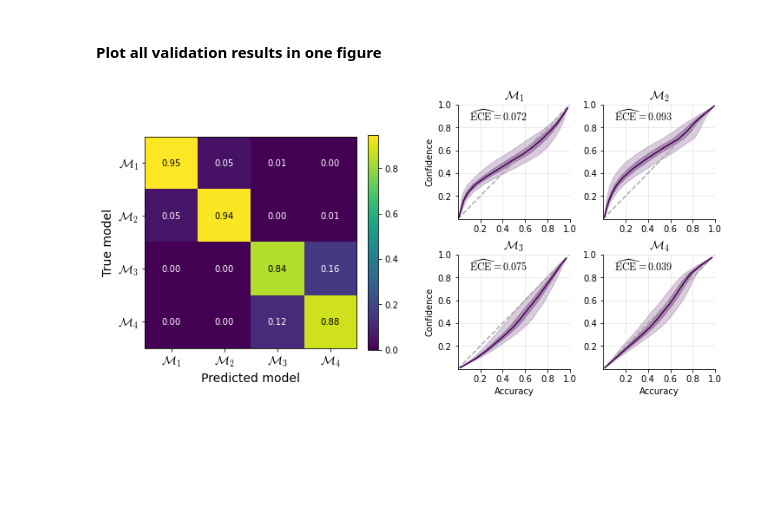
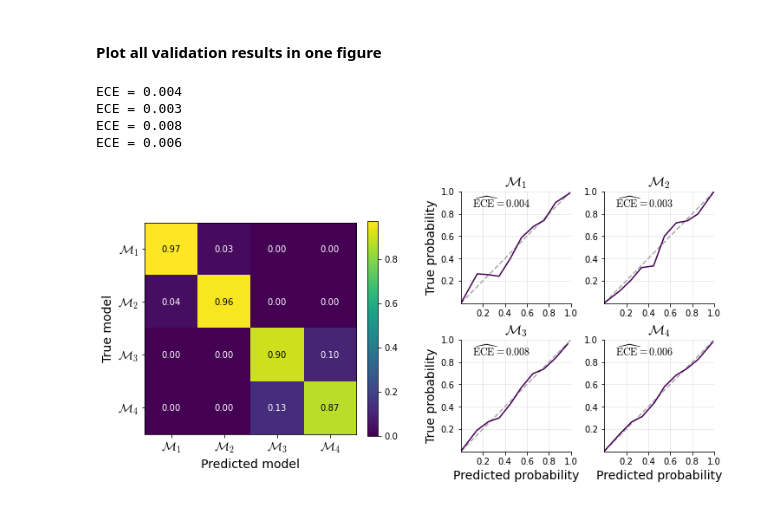
Before and after one commit to elseml/DeepHierarchicalModelComparison, a Jupyter notebook: notebooks/03_levy_flight_application/04_validate_networks.ipynb, the cells around one changed output. Cells and saved outputs as stored; diff of their text form; code cells hidden in the pictures; blank space fills up the shorter version.

```diff
--- a/notebooks/03_levy_flight_application/04_validate_networks.ipynb
+++ b/notebooks/03_levy_flight_application/04_validate_networks.ipynb
@@ -217,25 +183,16 @@ uniques_per_row = [len(np.unique(probs_900[row,:])) for row in range(probs_900.s
 # %% [markdown]
 #### Plot all validation results in one figure
-# %%
-# Get Alphas
-alphas_1 = tf.concat([probability_net(summary_net(x_chunk)) for x_chunk in tf.split(val_datasets_900_1, 500)], axis=0).numpy()
-alphas_2 = tf.concat([probability_net(summary_net(x_chunk)) for x_chunk in tf.split(val_datasets_900_2, 500)], axis=0).numpy()
-alphas = tf.concat([alphas_1, alphas_2], axis=0).numpy()
-
-# Sample from dirichlet
-n_samples = 5000
-n_datasets = alphas.shape[0]
-pm_samples = np.stack([np.random.dirichlet(alphas[n, :], size=n_samples) for n in range(n_datasets)], axis=0)
-
-# Define CIs & model names
-narrow_ci = [0.25, 0.75]
-wide_ci = [0.025, 0.975]
-labels = ['$\mathcal{M}_1$',
-          '$\mathcal{M}_2$',
-          '$\mathcal{M}_3$',
-          '$\mathcal{M}_4$']
-
-plot_validation_results(true_models=val_indices_900, preds=probs_900, pm_samples=pm_samples,
-                        narrow_ci=narrow_ci, wide_ci=wide_ci, labels=labels, save=True)
-# %% [output]
-[figure, removed]
+# %%
+# Define CIs & model names
+labels = ['$\mathcal{M}_1$',
+          '$\mathcal{M}_2$',
+          '$\mathcal{M}_3$',
+          '$\mathcal{M}_4$']
+
+plot_validation_results(true_models=val_indices_900, preds=probs_900, labels=labels, save=True)
+# %% [output]
+ECE = 0.004
+ECE = 0.003
+ECE = 0.008
+ECE = 0.006
+[figure, added]
```
Also changed, not shown: parts of 8 cells of this notebook.
